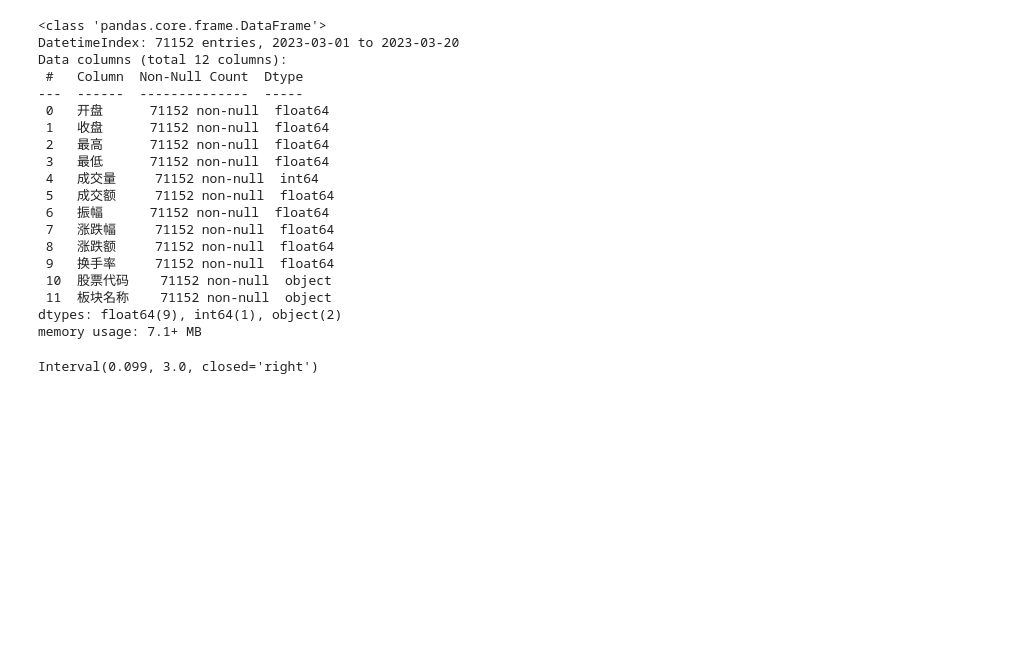
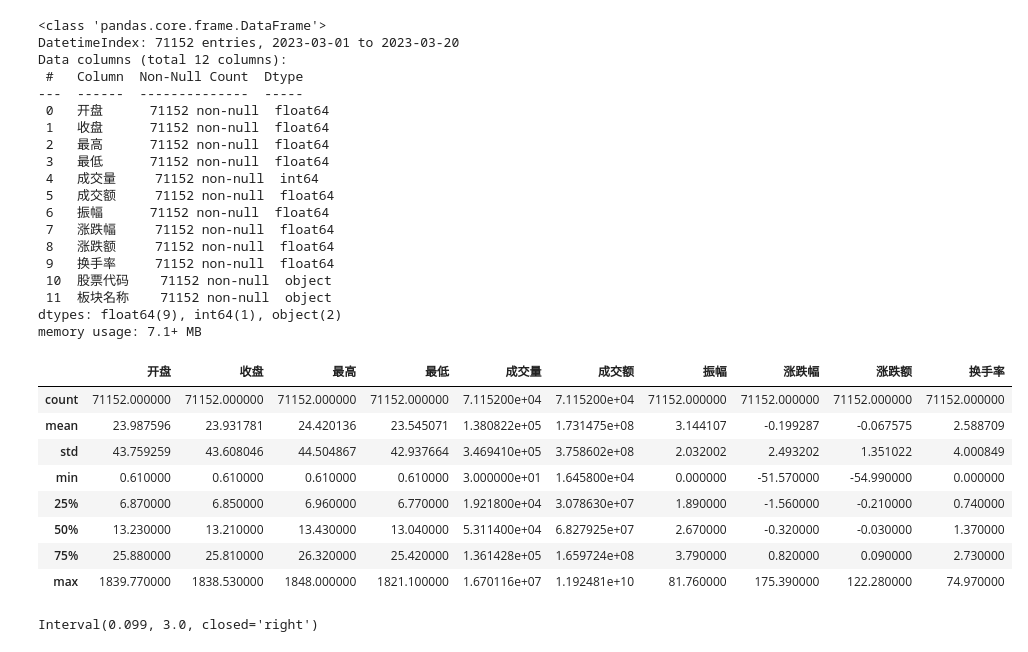
Before and after one commit to minikiller/streamlit-project, a Jupyter notebook: example/for_bar.ipynb, the cells around one changed output. Drawn from its saved outputs; the diff is of its cells as text; code cells hidden in the pictures; blank space fills up the shorter version.

```diff
--- a/example/for_bar.ipynb
+++ b/example/for_bar.ipynb
@@ -240,6 +240,18 @@ Data columns (total 12 columns):
  11  板块名称    71152 non-null  object
 dtypes: float64(9), int64(1), object(2)
 memory usage: 7.1+ MB
+# %%
+df.describe()
+# %% [output]
+|  | 开盘 | 收盘 | 最高 | 最低 | 成交量 | 成交额 | 振幅 | 涨跌幅 | 涨跌额 | 换手率 |
+| count | 71152.000000 | 71152.000000 | 71152.000000 | 71152.000000 | 7.115200e+04 | 7.115200e+04 | 71152.000000 | 71152.000000 | 71152.000000 | 71152.000000 |
+| mean | 23.987596 | 23.931781 | 24.420136 | 23.545071 | 1.380822e+05 | 1.731475e+08 | 3.144107 | -0.199287 | -0.067575 | 2.588709 |
+| std | 43.759259 | 43.608046 | 44.504867 | 42.937664 | 3.469410e+05 | 3.758602e+08 | 2.032002 | 2.493202 | 1.351022 | 4.000849 |
+| min | 0.610000 | 0.610000 | 0.610000 | 0.610000 | 3.000000e+01 | 1.645800e+04 | 0.000000 | -51.570000 | -54.990000 | 0.000000 |
+| 25% | 6.870000 | 6.850000 | 6.960000 | 6.770000 | 1.921800e+04 | 3.078630e+07 | 1.890000 | -1.560000 | -0.210000 | 0.740000 |
+| 50% | 13.230000 | 13.210000 | 13.430000 | 13.040000 | 5.311400e+04 | 6.827925e+07 | 2.670000 | -0.320000 | -0.030000 | 1.370000 |
+| 75% | 25.880000 | 25.810000 | 26.320000 | 25.420000 | 1.361428e+05 | 1.659724e+08 | 3.790000 | 0.820000 | 0.090000 | 2.730000 |
+| max | 1839.770000 | 1838.530000 | 1848.000000 | 1821.100000 | 1.670116e+07 | 1.192481e+10 | 81.760000 | 175.390000 | 122.280000 | 74.970000 |
 # %%
 # 按涨跌幅统计
 x = ["跌停", "跌<-5%",  "-3%>-5%",     "-1-3%",    "平盘",
```
Also changed, not shown: parts of 1 cell of this notebook, 1 other file.
